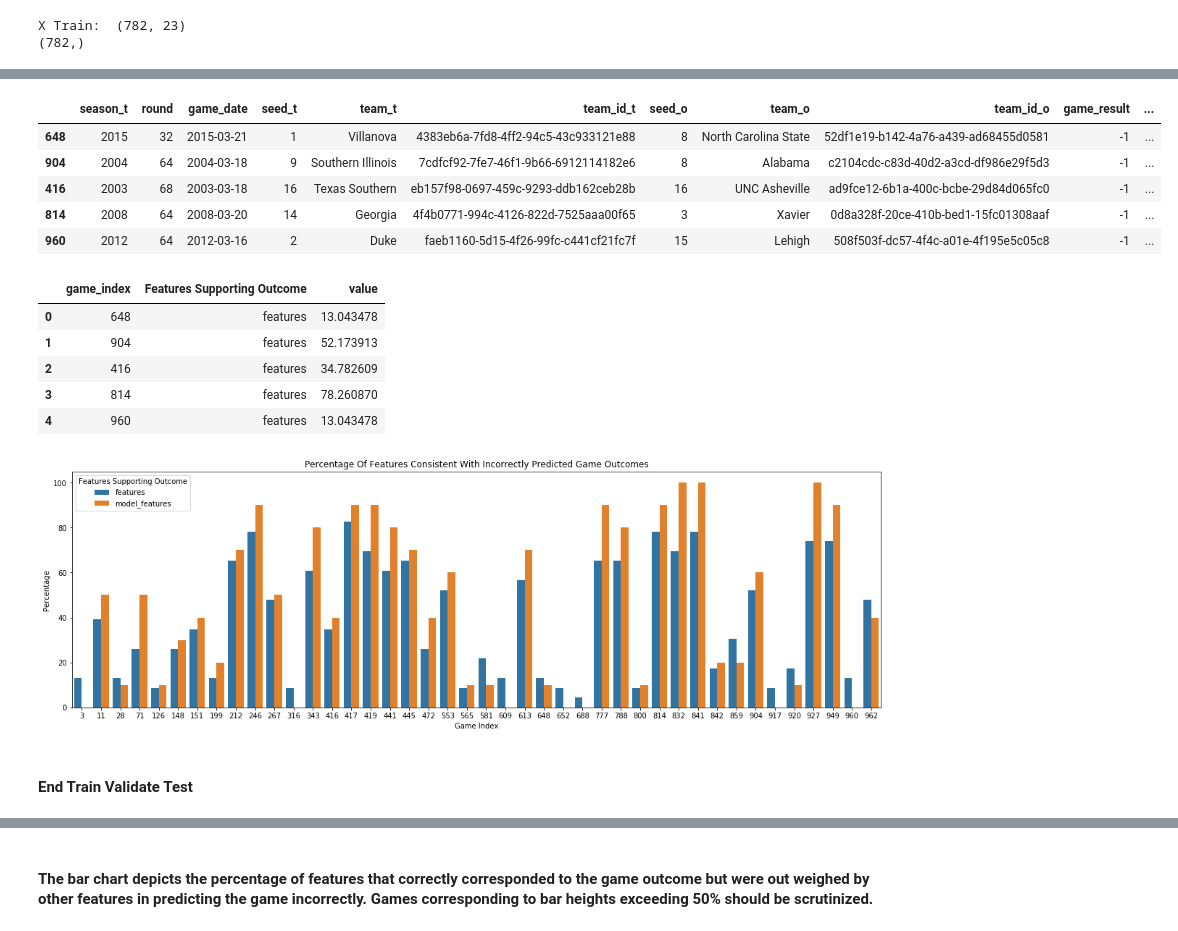
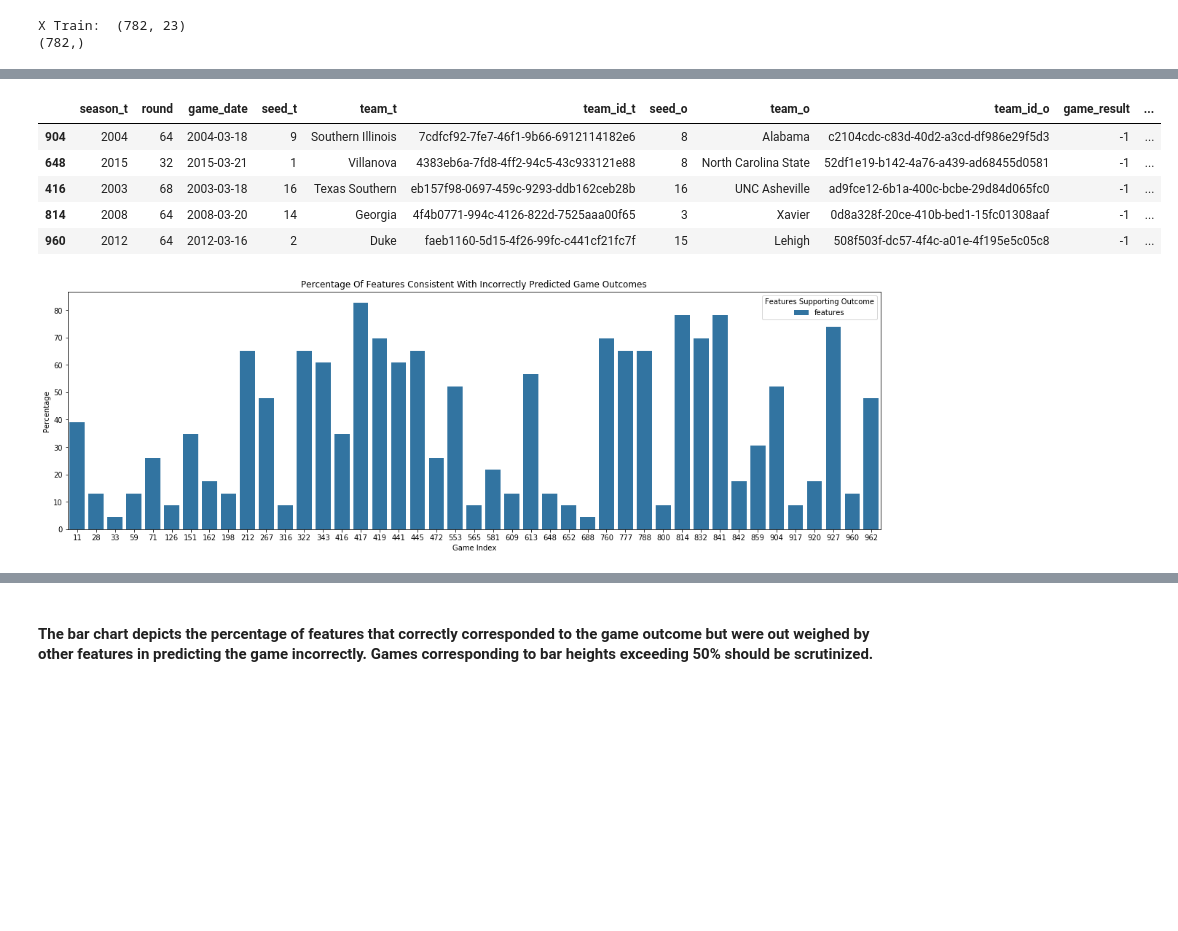
Before and after one commit to chipk215/ncaa_basketball, a Jupyter notebook: Models/Tournament_Model_AdaBoost-Delta_No_Opp_Stats.ipynb, the cells around one changed output, grey strips where cells are left out. Cells and saved outputs as stored; diff of their text form; code cells hidden in the pictures; blank space fills up the shorter version.

```diff
--- a/Models/Tournament_Model_AdaBoost-Delta_No_Opp_Stats.ipynb
+++ b/Models/Tournament_Model_AdaBoost-Delta_No_Opp_Stats.ipynb
@@ -281,9 +264,7 @@ top_conf = 0 otherwise
 # %%
 print(top_tournament_conferences_list)
-tourney_comp_ratings['top_conf'] = tourney_comp_ratings.apply(lambda row: utils.conf_compare(row.conf_name_t,
-                                                                                             row.conf_name_o,
-                                                                                             top_tournament_conferences_list),
-                                                              axis=1)
 
-tourney_comp_ratings.head(10)[['game_result','conf_name_t','conf_name_o','top_conf']]
+tourney_comp_ratings = utils.compute_top_conference(tourney_comp_ratings, top_tournament_conferences_list)
+
+tourney_comp_ratings.head(10)[['game_result','conf_name_t','conf_name_o','top_conf_t','top_conf_o']]
 # %% [output]
@@ -389,7 +372,7 @@ feature_data.drop(columns=['pts_avg_t','pts_avg_o', 'opp_pts_avg_t','opp_pts_avg
                                 'poss_avg_t','poss_avg_o',
                                 'fg_pct_t','fg_pct_o',
                                 'off_rebs_avg_t','off_rebs_avg_o','def_rebs_avg_t','def_rebs_avg_o',
-                                 'ft_pct_t','ft_pct_o',
+                                'ft_pct_t','ft_pct_o',
                                 'to_avg_t','to_avg_o','steal_avg_t','steal_avg_o',
                                 'to_net_avg_t','to_net_avg_o',
                                 'win_pct_t','win_pct_o','off_rating_t','off_rating_o',
@@ -401,6 +384,7 @@ feature_data.drop(columns=['pts_avg_t','pts_avg_o', 'opp_pts_avg_t','opp_pts_avg
 
 
 
-
+# for now drop the top conference and delta seed features
+feature_data.drop(columns=['upset_seed_threshold'], inplace=True)
 feature_data.head()
 # %% [output]
@@ -502,6 +452,6 @@ def report(results, n_top=3):
 # %%
 param_grid ={
-    "n_estimators": [21,51,101,201,401,601],
+    "n_estimators": [51,101,201,301,401,501],
     "learning_rate": [0.01, .05, .1, .5, 1,5]
 }
 
@@ -530,5 +484,5 @@ Parameters: {'learning_rate': 0.5, 'n_estimators': 601}
 # %%
-number_estimators = 401
+number_estimators = 301
 
 bdt= AdaBoostClassifier(DecisionTreeClassifier(max_depth=1), algorithm="SAMME.R", n_estimators=number_estimators,
                        learning_rate = 1)
@@ -682,42 +660,31 @@ supporting_model_features = missed_predictions.apply(lambda row: utils.get_suppo
 # %%
+
+supporting_features = missed_predictions.apply(lambda row: utils.get_supporting_features(row, feature_dictionary, feature_list),
+                                               axis=1)
+
 missed_predictions = missed_predictions.merge(supporting_features.to_frame(name='supporting_features'),how='left',
                                               left_index=True, right_index=True)
 
-missed_predictions = missed_predictions.merge(supporting_model_features.to_frame(name='supporting_model_features'),how='left',
-                                              left_index=True, right_index=True)
 
 missed_predictions['features'] = 100 * missed_predictions['supporting_features'].apply(lambda x: len(x)) / len(feature_list)
 
-missed_predictions['model_features'] = 100 * missed_predictions['supporting_model_features'].apply(lambda x: len(x)) / \
-    len(model_features)
-
 missed_predictions['game_index'] = missed_predictions.index
-missed_predictions.head()
+#missed_predictions.head()
 # %% [output]
 |  | season_t | round | game_date | seed_t | team_t | team_id_t | seed_o | team_o | team_id_o | game_result | ... |
+| 904 | 2004 | 64 | 2004-03-18 | 9 | Southern Illinois | 7cdfcf92-7fe7-46f1-9b66-6912114182e6 | 8 | Alabama | c2104cdc-c83d-40d2-a3cd-df986e29f5d3 | -1 | ... |
 | 648 | 2015 | 32 | 2015-03-21 | 1 | Villanova | 4383eb6a-7fd8-4ff2-94c5-43c933121e88 | 8 | North Carolina State | 52df1e19-b142-4a76-a439-ad68455d0581 | -1 | ... |
-| 904 | 2004 | 64 | 2004-03-18 | 9 | Southern Illinois | 7cdfcf92-7fe7-46f1-9b66-6912114182e6 | 8 | Alabama | c2104cdc-c83d-40d2-a3cd-df986e29f5d3 | -1 | ... |
 | 416 | 2003 | 68 | 2003-03-18 | 16 | Texas Southern | eb157f98-0697-459c-9293-ddb162ceb28b | 16 | UNC Asheville | ad9fce12-6b1a-400c-bcbe-29d84d065fc0 | -1 | ... |
 | 814 | 2008 | 64 | 2008-03-20 | 14 | Georgia | 4f4b0771-994c-4126-822d-7525aaa00f65 | 3 | Xavier | 0d8a328f-20ce-410b-bed1-15fc01308aaf | -1 | ... |
 | 960 | 2012 | 64 | 2012-03-16 | 2 | Duke | faeb1160-5d15-4f26-99fc-c441cf21fc7f | 15 | Lehigh | 508f503f-dc57-4f4c-a01e-4f195e5c05c8 | -1 | ... |
 # %%
-plot_missed_predictions_df = missed_predictions[['game_index','features','model_features']]
+plot_missed_predictions_df = missed_predictions[['game_index','features']]
 plot_missed_predictions_df = pd.melt(plot_missed_predictions_df, id_vars='game_index', var_name= 'Features Supporting Outcome')
-plot_missed_predictions_df.head()
+#plot_missed_predictions_df.head()
+m_plot = sns.barplot(x='game_index', y='value', hue='Features Supporting Outcome', data= plot_missed_predictions_df)
+plt.title("Percentage Of Features Consistent With Incorrectly Predicted Game Outcomes")
+plt.ylabel('Percentage')
+plt.xlabel('Game Index')
+m_plot.figure.set_size_inches(20,6)
 # %% [output]
-|  | game_index | Features Supporting Outcome | value |
-| 0 | 648 | features | 13.043478 |
-| 1 | 904 | features | 52.173913 |
-| 2 | 416 | features | 34.782609 |
-| 3 | 814 | features | 78.260870 |
-| 4 | 960 | features | 13.043478 |
+[figure, added]
-# %%
-m_plot = sns.barplot(x='game_index', y='value', hue='Features Supporting Outcome', data= plot_missed_predictions_df)
-plt.title("Percentage Of Features Consistent With Incorrectly Predicted Game Outcomes")
-plt.ylabel('Percentage')
-plt.xlabel('Game Index')
-m_plot.figure.set_size_inches(20,6)
-# %% [output]
-[figure, removed]
-# %% [markdown]
-#### End Train Validate Test
```
Also changed, not shown: parts of 61 cells of this notebook, 2 other files.
